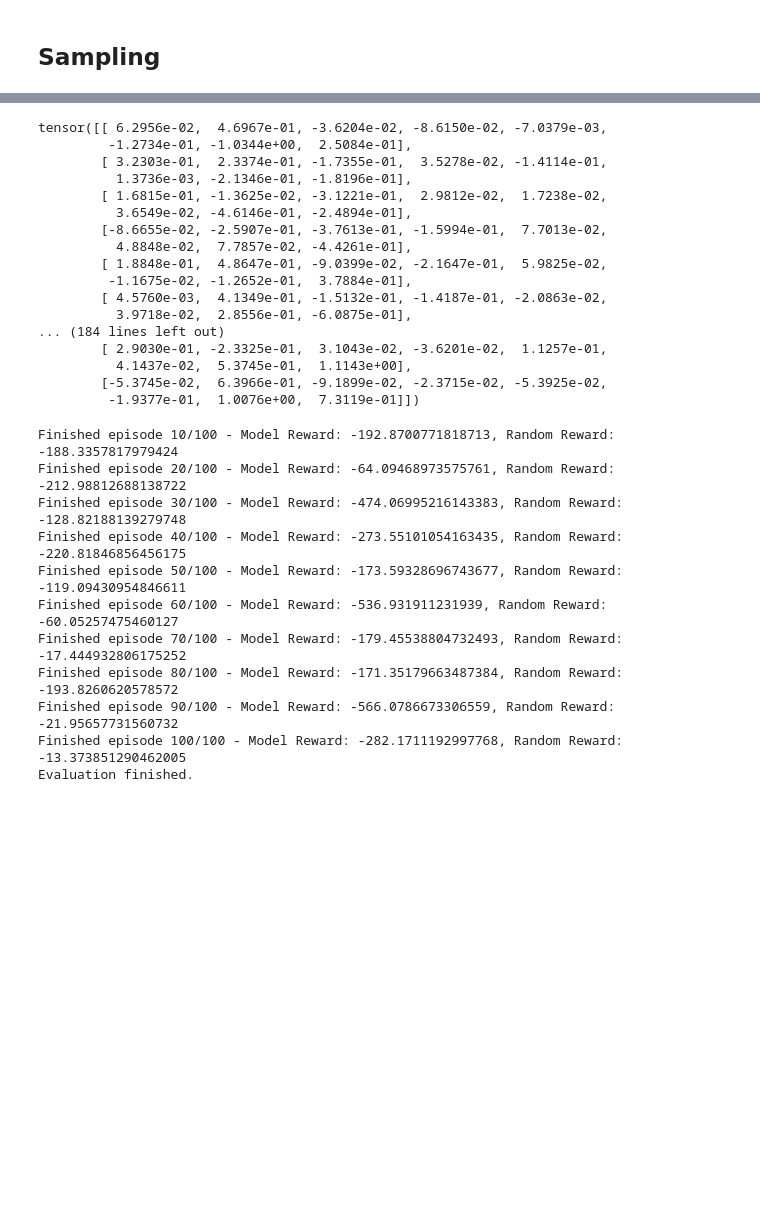
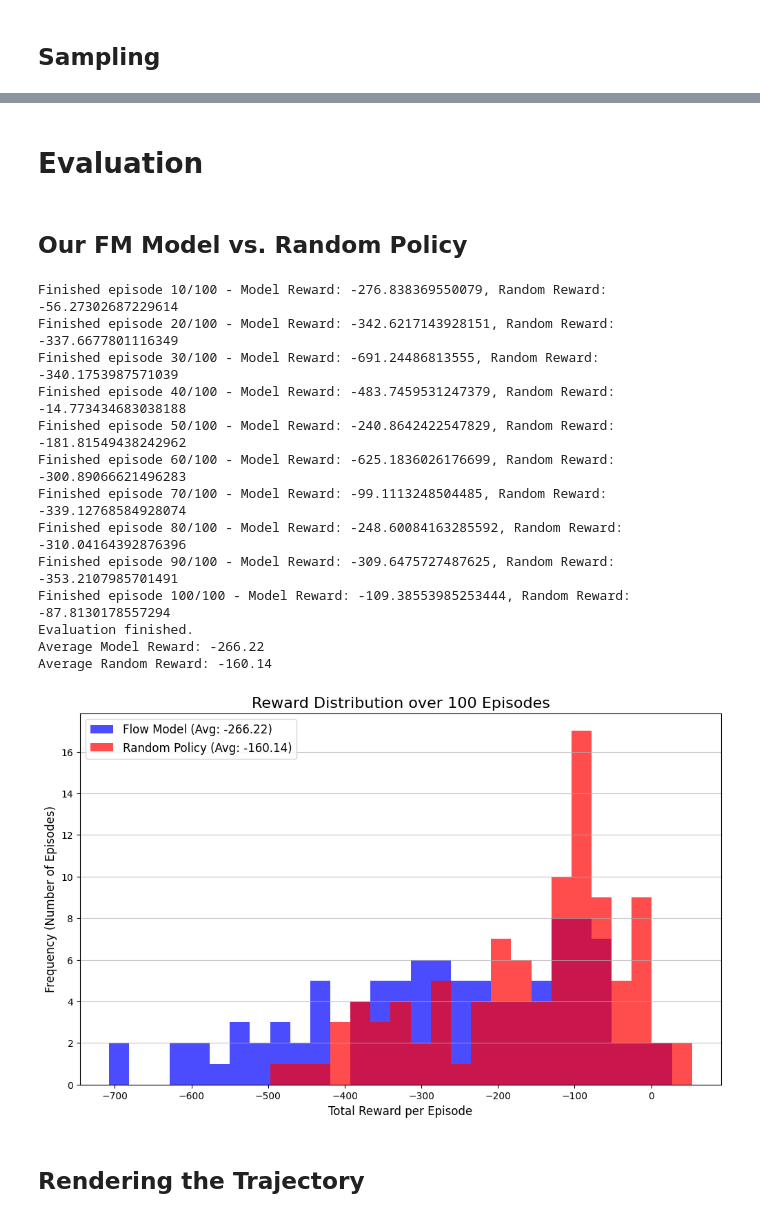
Before and after one commit to frankcholula/FRL-playground, a Jupyter notebook: src/notebooks/fm_bc.ipynb, the cells around one changed output, grey strips where cells are left out. Cells and saved outputs as stored; diff of their text form; code cells hidden in the pictures; blank space fills up the shorter version.

```diff
--- a/src/notebooks/fm_bc.ipynb
+++ b/src/notebooks/fm_bc.ipynb
@@ -565,24 +628,7 @@ tensor([[ 1.9825e-02,  1.1053e+00, -5.9895e-01, -1.4143e-01,  4.5117e-02,
-# %%
-observations, actions = generate_trajectory()
-observations
-# %% [output]
-tensor([[ 6.2956e-02,  4.6967e-01, -3.6204e-02, -8.6150e-02, -7.0379e-03,
-         -1.2734e-01, -1.0344e+00,  2.5084e-01],
-        [ 3.2303e-01,  2.3374e-01, -1.7355e-01,  3.5278e-02, -1.4114e-01,
-          1.3736e-03, -2.1346e-01, -1.8196e-01],
-        [ 1.6815e-01, -1.3625e-02, -3.1221e-01,  2.9812e-02,  1.7238e-02,
-          3.6549e-02, -4.6146e-01, -2.4894e-01],
-        [-8.6655e-02, -2.5907e-01, -3.7613e-01, -1.5994e-01,  7.7013e-02,
-          4.8848e-02,  7.7857e-02, -4.4261e-01],
-        [ 1.8848e-01,  4.8647e-01, -9.0399e-02, -2.1647e-01,  5.9825e-02,
-         -1.1675e-02, -1.2652e-01,  3.7884e-01],
-        [ 4.5760e-03,  4.1349e-01, -1.5132e-01, -1.4187e-01, -2.0863e-02,
-          3.9718e-02,  2.8556e-01, -6.0875e-01],
-... (184 lines left out)
-        [ 2.9030e-01, -2.3325e-01,  3.1043e-02, -3.6201e-02,  1.1257e-01,
-          4.1437e-02,  5.3745e-01,  1.1143e+00],
-        [-5.3745e-02,  6.3966e-01, -9.1899e-02, -2.3715e-02, -5.3925e-02,
-         -1.9377e-01,  1.0076e+00,  7.3119e-01]])
+# %% [markdown]
+# Evaluation
+# %% [markdown]
+## Our FM Model vs. Random Policy
 # %%
 num_eval_episodes = 100
 env = minari_dataset.recover_environment(eval_env = True)
@@ -613,18 +659,42 @@ for eps in range(num_eval_episodes):
         print(f"Finished episode {eps + 1}/{num_eval_episodes} - Model Reward: {total_rew}, Random Reward: {total_rew_random}")
 env.close()
 print("Evaluation finished.")
+avg_model_reward = np.mean(model_rewards)
+avg_random_reward = np.mean(random_rewards)
+print(f"Average Model Reward: {avg_model_reward:.2f}")
+print(f"Average Random Reward: {avg_random_reward:.2f}")
 # %% [output]
-Finished episode 10/100 - Model Reward: -192.8700771818713, Random Reward: -188.3357817979424
-Finished episode 20/100 - Model Reward: -64.09468973575761, Random Reward: -212.98812688138722
-Finished episode 30/100 - Model Reward: -474.06995216143383, Random Reward: -128.82188139279748
-Finished episode 40/100 - Model Reward: -273.55101054163435, Random Reward: -220.81846856456175
-Finished episode 50/100 - Model Reward: -173.59328696743677, Random Reward: -119.09430954846611
-Finished episode 60/100 - Model Reward: -536.931911231939, Random Reward: -60.05257475460127
-Finished episode 70/100 - Model Reward: -179.45538804732493, Random Reward: -17.444932806175252
-Finished episode 80/100 - Model Reward: -171.35179663487384, Random Reward: -193.8260620578572
-Finished episode 90/100 - Model Reward: -566.0786673306559, Random Reward: -21.95657731560732
-Finished episode 100/100 - Model Reward: -282.1711192997768, Random Reward: -13.373851290462005
+Finished episode 10/100 - Model Reward: -276.838369550079, Random Reward: -56.27302687229614
+Finished episode 20/100 - Model Reward: -342.6217143928151, Random Reward: -337.6677801116349
+Finished episode 30/100 - Model Reward: -691.24486813555, Random Reward: -340.1753987571039
+Finished episode 40/100 - Model Reward: -483.7459531247379, Random Reward: -14.773434683038188
+Finished episode 50/100 - Model Reward: -240.8642422547829, Random Reward: -181.81549438242962
+Finished episode 60/100 - Model Reward: -625.1836026176699, Random Reward: -300.89066621496283
+Finished episode 70/100 - Model Reward: -99.1113248504485, Random Reward: -339.12768584928074
+Finished episode 80/100 - Model Reward: -248.60084163285592, Random Reward: -310.04164392876396
+Finished episode 90/100 - Model Reward: -309.6475727487625, Random Reward: -353.2107985701491
+Finished episode 100/100 - Model Reward: -109.38553985253444, Random Reward: -87.8130178557294
 Evaluation finished.
+Average Model Reward: -266.22
+Average Random Reward: -160.14
+# %%
+plt.figure(figsize=(12, 7))
+# Use a shared range for the bins to make the comparison fair
+bins = np.linspace(min(min(model_rewards), min(random_rewards)), max(max(model_rewards), max(random_rewards)), 30)
+
+plt.hist(model_rewards, bins=bins, alpha=0.7, label=f'Flow Model (Avg: {avg_model_reward:.2f})', color='blue')
+plt.hist(random_rewards, bins=bins, alpha=0.7, label=f'Random Policy (Avg: {avg_random_reward:.2f})', color='red')
+
+plt.title(f'Reward Distribution over {num_eval_episodes} Episodes', fontsize=16)
+plt.xlabel("Total Reward per Episode", fontsize=12)
+plt.ylabel("Frequency (Number of Episodes)", fontsize=12)
+plt.legend(fontsize=12)
+plt.grid(axis='y', alpha=0.75)
+plt.show()
+# %% [output]
+[figure, added]
+# %% [markdown]
+## Rendering the Trajectory
 # %%
 
 minari_dataset = minari.load_dataset(dataset_id="LunarLanderContinuous-v3/ppo-1000-deterministic-v1")
```
Also changed, not shown: parts of 20 cells of this notebook.
